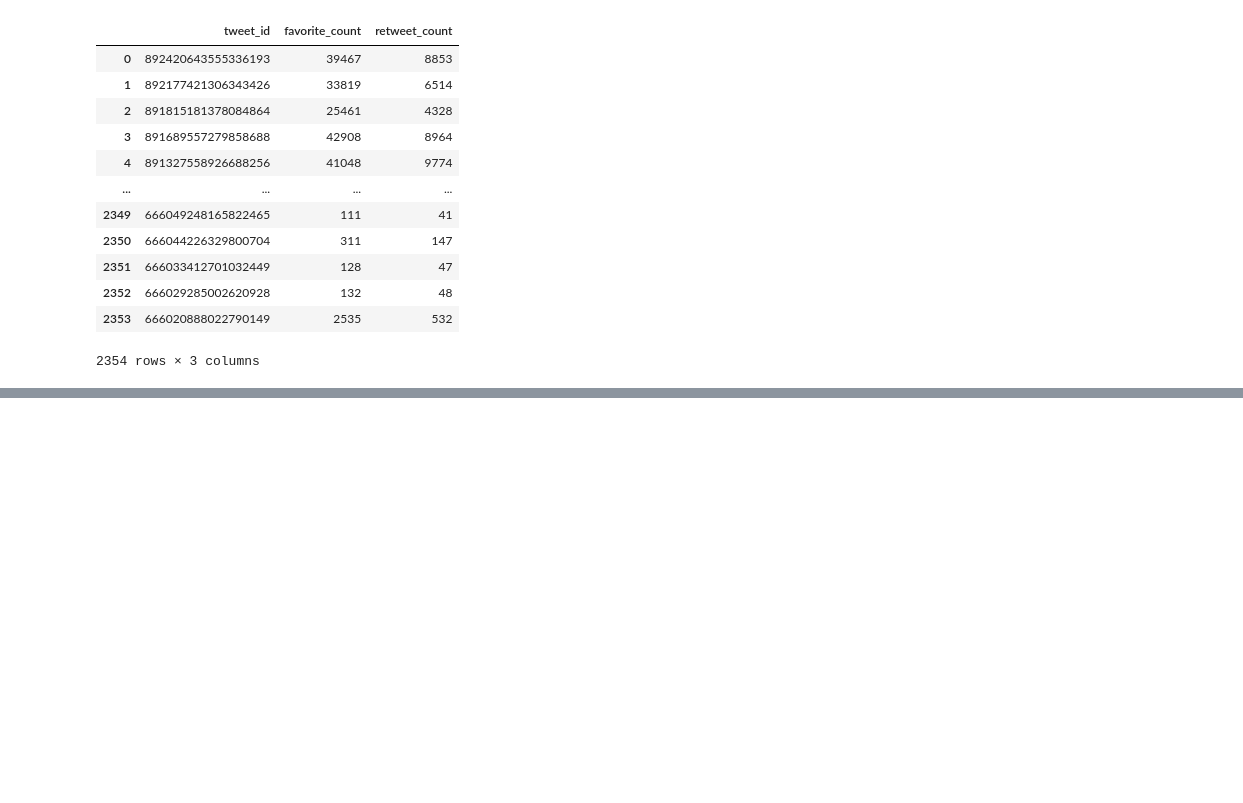
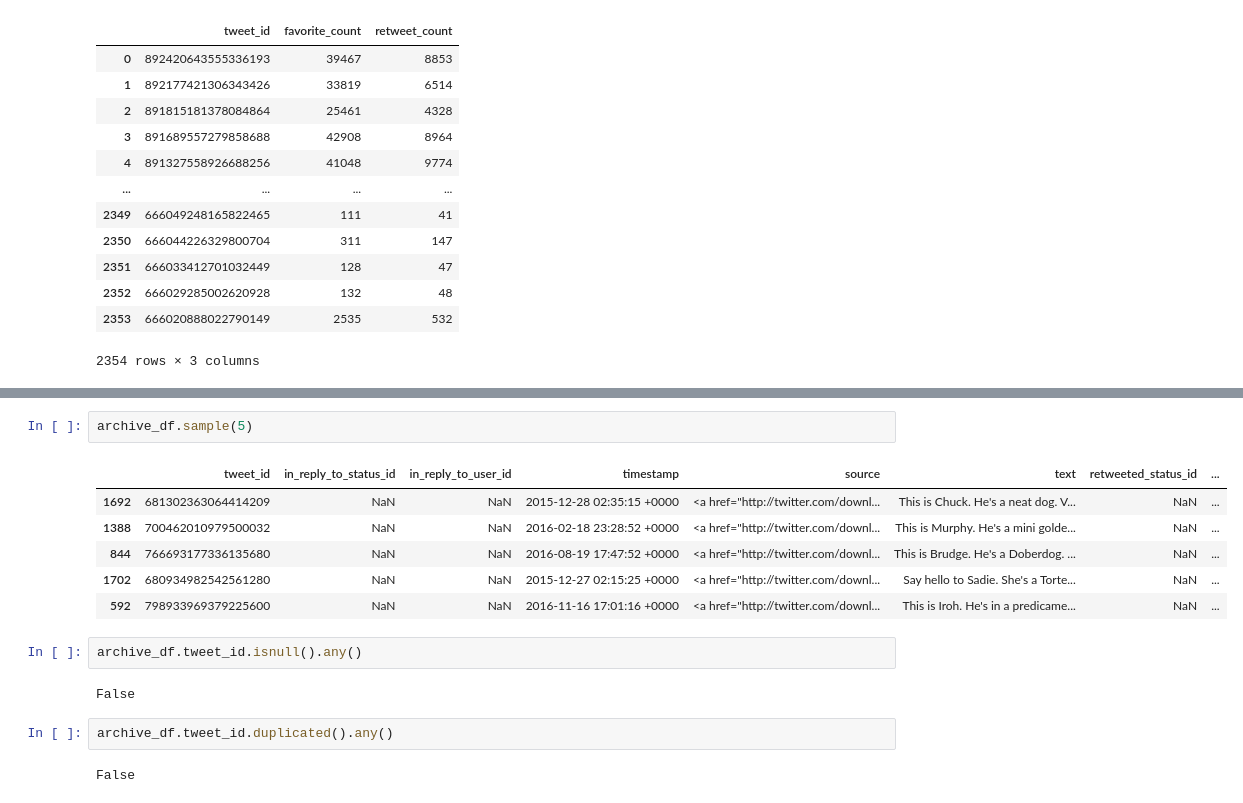
Before and after one commit to hagerElsehaimy/WeRateDogs, a Jupyter notebook: WeRateDogs.ipynb, the cells around one changed output, grey strips where cells are left out. Drawn from its saved outputs; the diff is of its cells as text; blank space fills up the shorter version.

Commit message:
archived data programmatic assessment

```diff
--- a/WeRateDogs.ipynb
+++ b/WeRateDogs.ipynb
@@ -99,0 +134,17 @@ json_df
+# %%
+archive_df.sample(5)
+# %% [output]
+|  | tweet_id | in_reply_to_status_id | in_reply_to_user_id | timestamp | source | text | retweeted_status_id | ... |
+| 1692 | 681302363064414209 | NaN | NaN | 2015-12-28 02:35:15 +0000 | <a href="http://twitter.com/downl... | This is Chuck. He's a neat dog. V... | NaN | ... |
+| 1388 | 700462010979500032 | NaN | NaN | 2016-02-18 23:28:52 +0000 | <a href="http://twitter.com/downl... | This is Murphy. He's a mini golde... | NaN | ... |
+| 844 | 766693177336135680 | NaN | NaN | 2016-08-19 17:47:52 +0000 | <a href="http://twitter.com/downl... | This is Brudge. He's a Doberdog. ... | NaN | ... |
+| 1702 | 680934982542561280 | NaN | NaN | 2015-12-27 02:15:25 +0000 | <a href="http://twitter.com/downl... | Say hello to Sadie. She's a Torte... | NaN | ... |
+| 592 | 798933969379225600 | NaN | NaN | 2016-11-16 17:01:16 +0000 | <a href="http://twitter.com/downl... | This is Iroh. He's in a predicame... | NaN | ... |
+# %%
+archive_df.tweet_id.isnull().any()
+# %% [output]
+False
+# %%
+archive_df.tweet_id.duplicated().any()
+# %% [output]
+False
```
Also changed, not shown: parts of 7 cells of this notebook.
